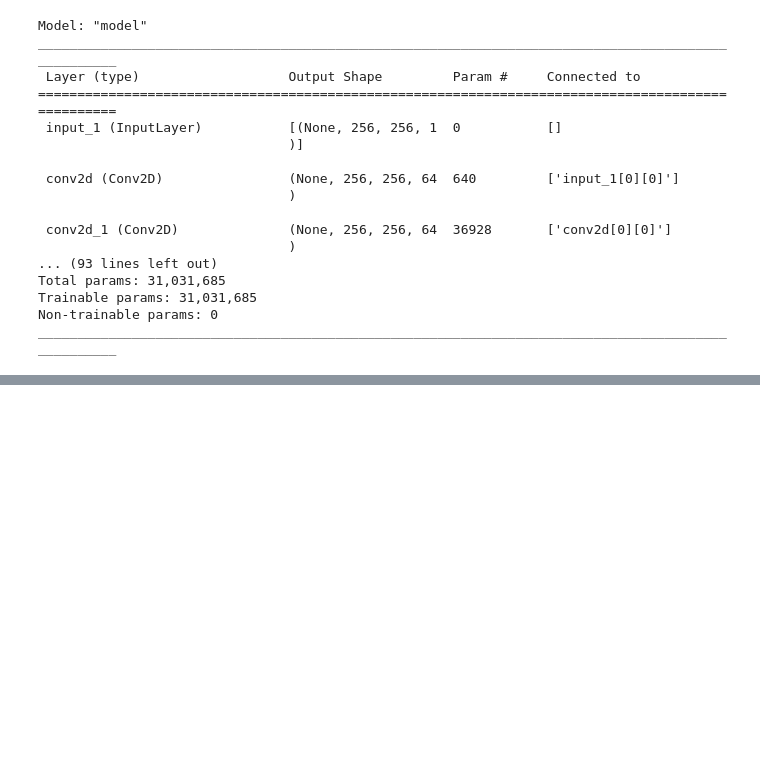
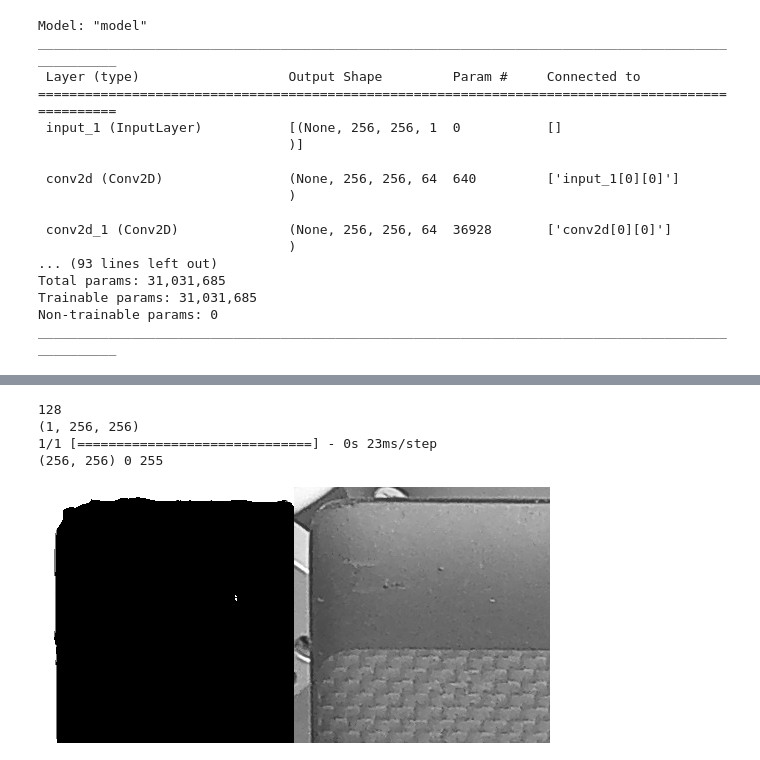
Before and after one commit to iteam1/anomal, a Jupyter notebook: notebooks/unet.ipynb, the cells around one changed output, grey strips where cells are left out. Drawn from its saved outputs; the diff is of its cells as text; code cells hidden in the pictures; blank space fills up the shorter version.

```diff
--- a/notebooks/unet.ipynb
+++ b/notebooks/unet.ipynb
@@ -185,0 +242,28 @@ cv2_imshow(out)
+# %%
+DIM = 256
+src = '/content/anomal/datasets/unet/train/image'
+images= os.listdir(src)
+print(len(images))
+
+# predicting images
+image = random.choice(images)
+path = os.path.join(src,image)
+img = cv2.imread(path,0)
+img = img.astype('float32')
+x = np.expand_dims(img, axis=0)
+print(x.shape)
+
+pred = trained_model.predict([x])
+pred = pred.reshape(pred.shape[1],pred.shape[2])
+pred = pred * 255
+pred = pred.astype('uint8')
+print(pred.shape,pred.min(),pred.max())
+
+out = np.hstack([pred,img])
+cv2_imshow(out)
+# %% [output]
+128
+(1, 256, 256)
+1/1 [==============================] - 0s 23ms/step
+(256, 256) 0 255
+[figure, added]
```
Also changed, not shown: parts of 12 cells of this notebook, 1 other file.
